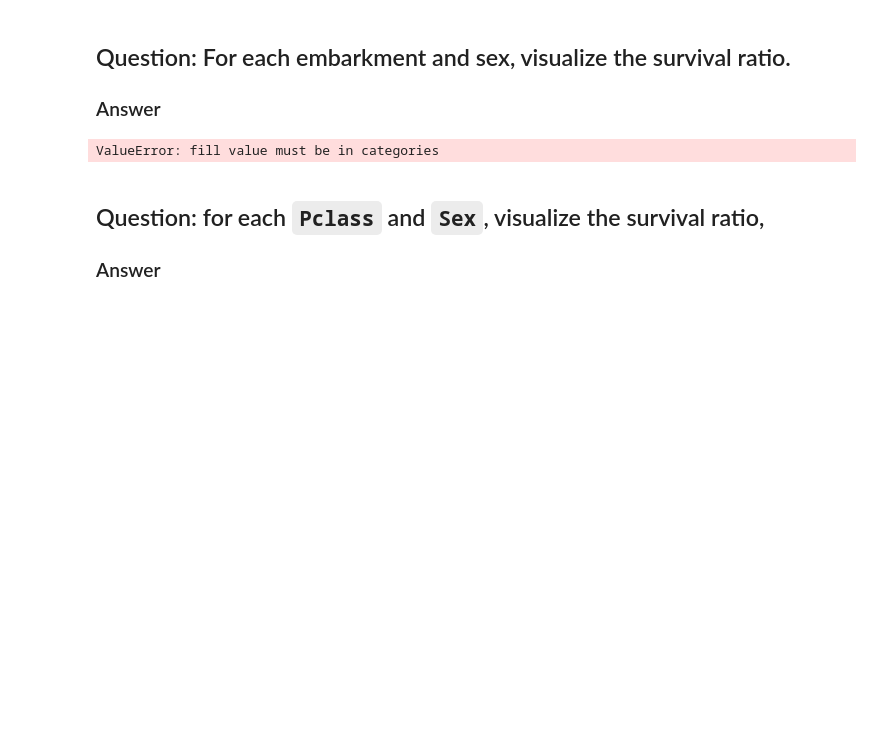
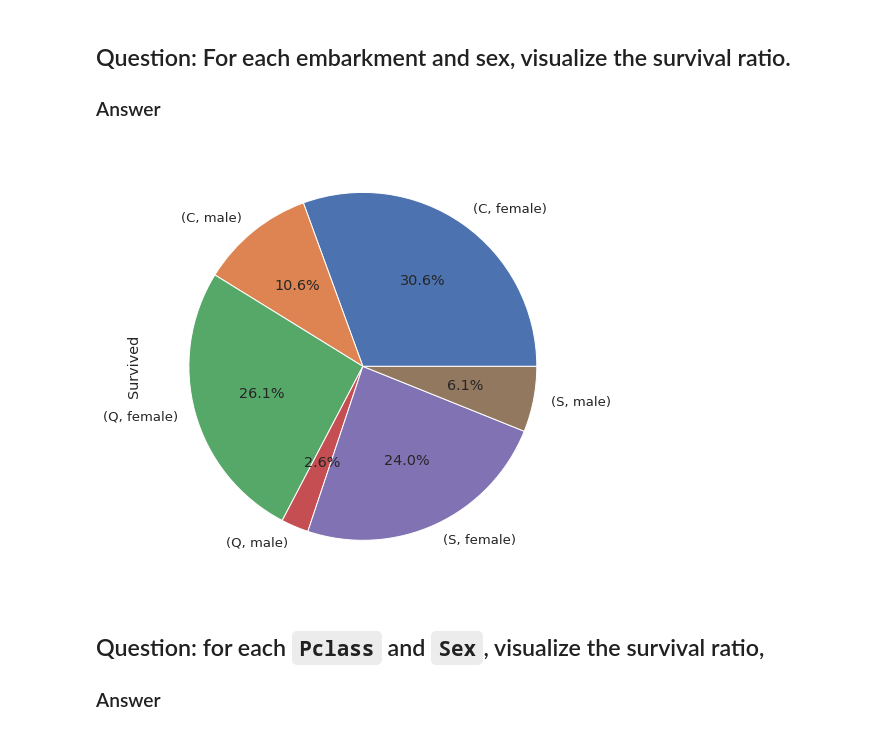
Before and after one commit to Na1an/2020_BigData_BAI_HAO, a Jupyter notebook: Homeworks/homework01.ipynb, the cells around one changed output. Drawn from its saved outputs; the diff is of its cells as text; code cells hidden in the pictures; blank space fills up the shorter version.

```diff
--- a/Homeworks/homework01.ipynb
+++ b/Homeworks/homework01.ipynb
@@ -1164,10 +1164,12 @@ data[(data['Civility'] == 'Mrs') |
 
 
 ### Answer
-# %%
-data.plot.pie(subplots=True,y='Sex')
-# %% [output]
-ValueError: fill value must be in categories
+# %%
+#The proportion of each embarkment and sex survival ratio.
+data[['Embarked','Sex','Survived']].groupby(['Embarked','Sex']).mean().plot(kind='pie',figsize=(8,8),subplots=True,grid=True,autopct='%1.1f%%',legend=False)
+plt.show()
+# %% [output]
+[figure, added]
 # %% [markdown]
 
 ## Question: for each `Pclass` and `Sex`, visualize the survival ratio,
```
Also changed, not shown: parts of 7 cells of this notebook.
